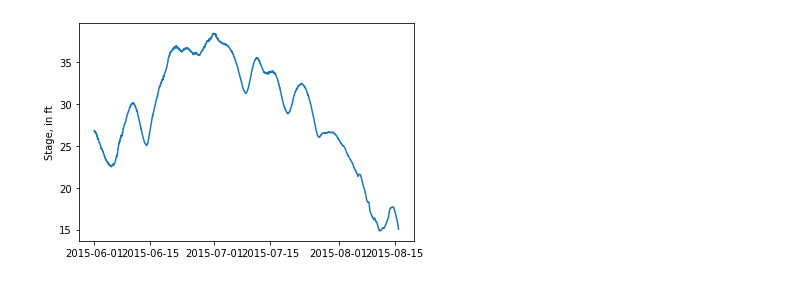
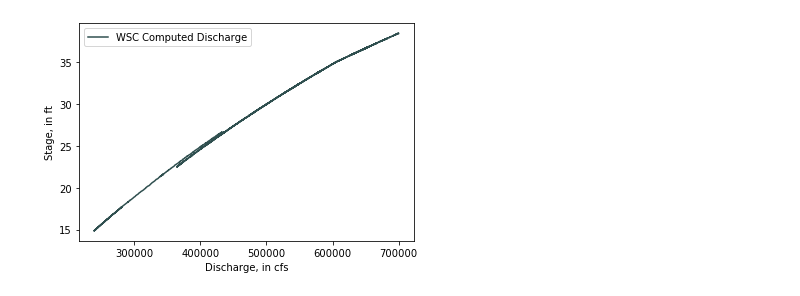
Before and after one commit to mdomanski-usgs/dynrat, a Jupyter notebook: examples/stlms.ipynb, the cells around one changed output. Saved outputs shown, nothing was run; the diff lists cells and outputs as text; code cells hidden in the pictures.

```diff
--- a/examples/stlms.ipynb
+++ b/examples/stlms.ipynb
@@ -70,3 +75,10 @@ qh_data.head()
+# %%
+from dynrat.plot import stage_discharge_plot
+
+
+_ = stage_discharge_plot(stage_timeseries, rated_q_timeseries)
+# %% [output]
+[figure, added]
 # %%
 from dynrat.solve import QTimeSeries
 
@@ -80,5 +89,0 @@ q = qts.solve_ts(h_ts, q0, h0)
-# %%
-_ = plt.plot(qh_data.index[1:], h_ts)
-_ = plt.ylabel('Stage, in ft')
-# %% [output]
-[figure, removed]
```
Also changed, not shown: parts of 11 cells of this notebook.
